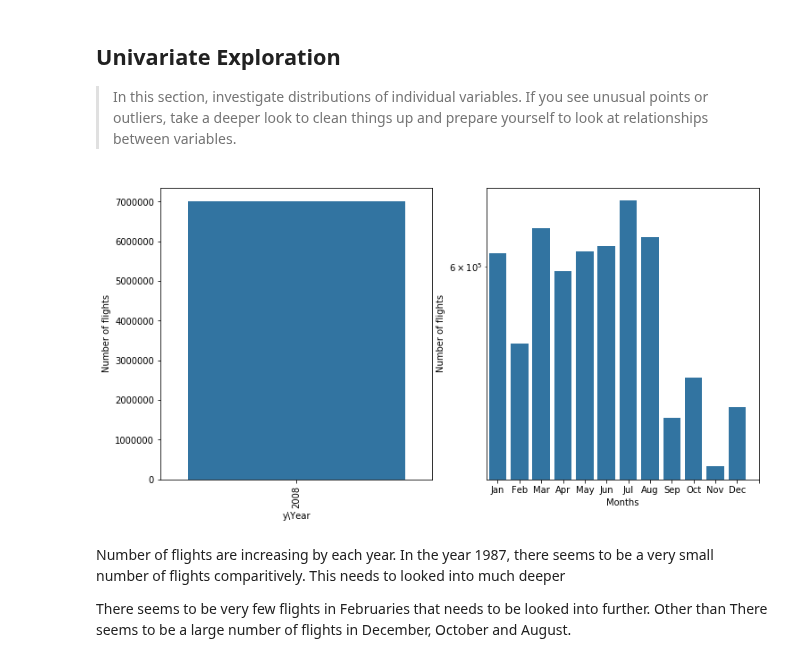
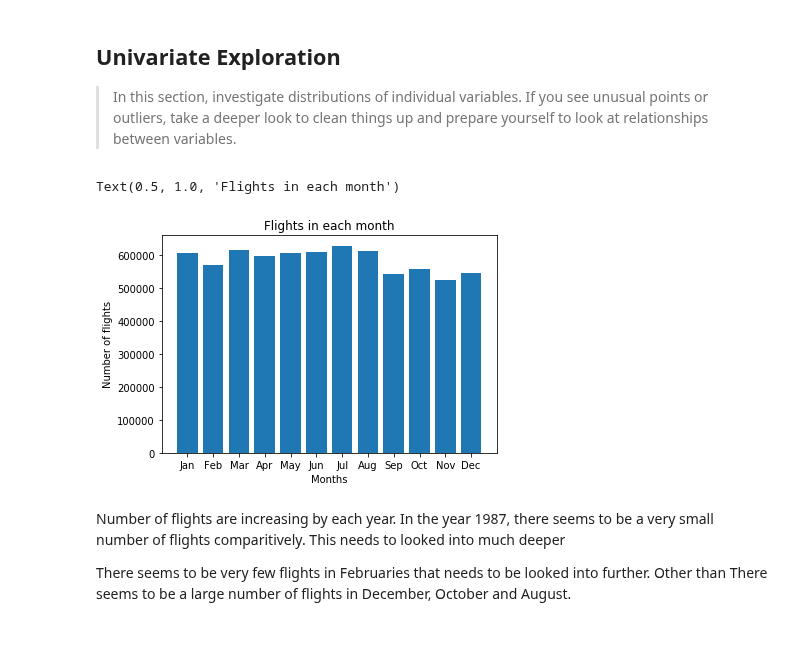
Before and after one commit to command7/exploratory_data_analysis, a Jupyter notebook: Analysis.ipynb, the cells around one changed output. Cells and saved outputs as stored; diff of their text form; code cells hidden in the pictures.

Commit message:
Fix: Modify flights in each month bar chart

```diff
--- a/Analysis.ipynb
+++ b/Analysis.ipynb
@@ -208,25 +208,20 @@ dtype: object
 > In this section, investigate distributions of individual variables. If
 you see unusual points or outliers, take a deeper look to clean things up
 and prepare yourself to look at relationships between variables.
-# %%
-plt.figure(figsize=(12,6))
-plt.subplot(1,2,1)
-sb.countplot(data=flights_data,x="year", color=sb.color_palette()[0])
-plt.xticks(rotation=90)
-plt.xlabel("y\Year")
-plt.ylabel("Number of flights")
-plt.subplot(1,2,2)
-sb.countplot(data=flights_data, x="month", color=sb.color_palette()[0])
-y_ticks = [10, 100, 1000, 10000, 100000]
-plt.yticks(y_ticks, y_ticks)
-months_labels = ["Jan", "Feb", "Mar", "Apr", "May", "Jun", "Jul", "Aug", "Sep", "Oct", "Nov", "Dec"]
-months_ticks = np.arange(0, 13, 1)
-plt.xticks(months_ticks, months_labels)
-plt.xlabel("Months")
-plt.ylabel("Number of flights")
-plt.yscale("log")
-# %% [output]
-[figure, removed]
+# %%
+flights_date_indexed = flights_data.copy()
+flights_date_indexed.index = flights_date_indexed["date"]
+flights_months = flights_data.groupby(flights_date_indexed.index.month).distance.count()
+plt.bar(range(1, 13), flights_months)
+months_labels = ["Jan", "Feb", "Mar", "Apr", "May", "Jun", "Jul", "Aug", "Sep", "Oct", "Nov", "Dec"]
+months_ticks = np.arange(1, 13, 1)
+plt.xticks(months_ticks, months_labels)
+plt.xlabel("Months")
+plt.ylabel("Number of flights")
+plt.title("Flights in each month")
+# %% [output]
+Text(0.5, 1.0, 'Flights in each month')
+[figure, added]
 # %% [markdown]
 Number of flights are increasing by each year. In the year 1987, there seems to be a very small number of flights comparitively. This needs to looked into much deeper
 
```
